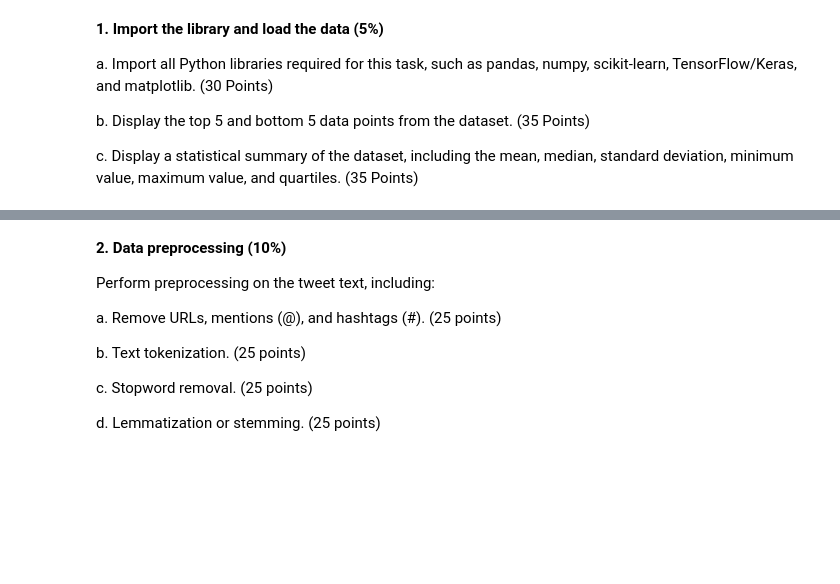
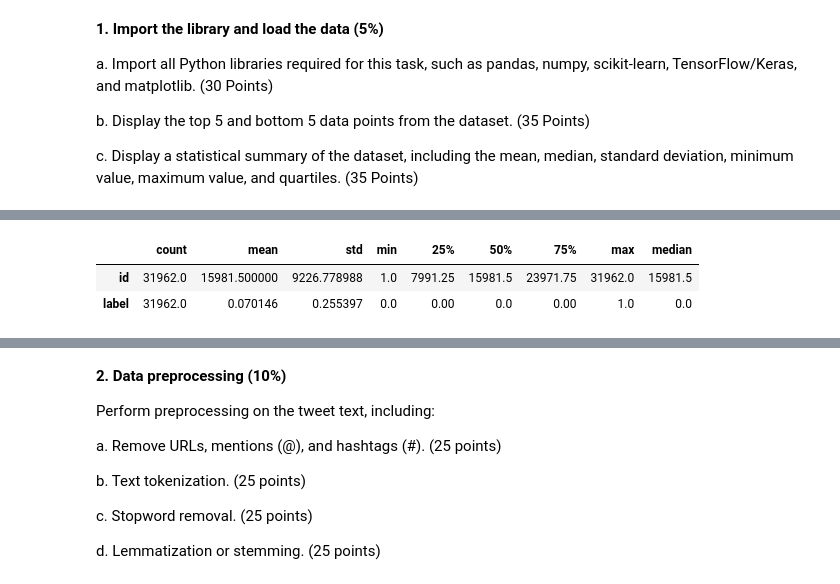
Before and after one commit to FatihHDR/machine-learning, a Jupyter notebook: modul2/MODULE_2_MACHINE_LEARNING_TEXT_CLASSIFICATION.ipynb, the cells around one changed output, grey strips where cells are left out. Drawn from its saved outputs; the diff is of its cells as text; code cells hidden in the pictures; blank space fills up the shorter version.

```diff
--- a/modul2/MODULE_2_MACHINE_LEARNING_TEXT_CLASSIFICATION.ipynb
+++ b/modul2/MODULE_2_MACHINE_LEARNING_TEXT_CLASSIFICATION.ipynb
@@ -520,0 +528,91 @@ c. Display a statistical summary of the dataset, including the mean, median, sta
+# %%
+# =====================================================================
+# 1. IMPORT LIBRARY & LOAD DATASET
+# =====================================================================
+
+# --- Library dasar ---
+import os
+import re
+import html
+import numpy as np
+import pandas as pd
+import matplotlib.pyplot as plt
+import seaborn as sns
+
+# --- Deep learning (TensorFlow / Keras) ---
+import tensorflow as tf
+from tensorflow.keras import layers, models, callbacks
+
+# --- Scikit-learn ---
+from sklearn.model_selection import train_test_split
+from sklearn.metrics import (accuracy_score, classification_report,
+                             confusion_matrix, f1_score)
+
+# --- NLP: stopword removal & lemmatization ---
+import nltk
+from nltk.corpus import stopwords
+from nltk.stem import WordNetLemmatizer
+from nltk.tokenize import word_tokenize
+import emoji
+
+for _pkg in ['stopwords', 'wordnet', 'omw-1.4', 'punkt', 'punkt_tab']:
+    nltk.download(_pkg, quiet=True)
+
+# Agar hasil dapat direproduksi
+np.random.seed(42)
+tf.random.set_seed(42)
+sns.set_theme(style='whitegrid')
+
+print('TensorFlow :', tf.__version__)
+print('Pandas     :', pd.__version__)
+print('NumPy      :', np.__version__)
+
+
+# ---------------------------------------------------------------------
+# Memuat dataset (path dicari otomatis agar tidak bergantung working dir)
+# ---------------------------------------------------------------------
+def find_file(rel_path):
+    p = rel_path
+    for _ in range(4):
+        if os.path.exists(p):
+            return p
+        p = os.path.join('..', p)
+    raise FileNotFoundError(f'{rel_path} tidak ditemukan')
+
+
+TRAIN_PATH = find_file(os.path.join('dataset', 'assignment', 'train.csv'))
+TEST_PATH  = find_file(os.path.join('dataset', 'assignment', 'test.csv'))
+print('\nTrain file :', os.path.abspath(TRAIN_PATH))
+print('Test  file :', os.path.abspath(TEST_PATH))
+
+df      = pd.read_csv(TRAIN_PATH)   # data berlabel : id, label, tweet
+df_test = pd.read_csv(TEST_PATH)    # data uji      : id, tweet
+print('\nUkuran data train :', df.shape)
+print('Ukuran data test  :', df_test.shape)
+
+# --- (b) Tampilkan 5 data teratas (top 5) & 5 data terbawah (bottom 5) ---
+print('\n===== TOP 5 DATA =====')
+display(df.head(5))
+
+print('\n===== BOTTOM 5 DATA =====')
+display(df.tail(5))
+
+# --- (c) Ringkasan statistik deskriptif ---
+# df.describe() menghasilkan count, mean, std, min, 25%, 50%, 75%, max
+print('\n===== STATISTIK DESKRIPTIF =====')
+stats = df.describe().T
+stats['median'] = df[['id', 'label']].median(numeric_only=True)  # tambahkan median eksplisit
+display(stats)
+
+print('\nMean   :', df[['id', 'label']].mean().round(3).to_dict())
+print('Median :', df[['id', 'label']].median().to_dict())
+print('Std    :', df[['id', 'label']].std().round(3).to_dict())
+print('Min    :', df[['id', 'label']].min().to_dict())
+print('Max    :', df[['id', 'label']].max().to_dict())
+print('Q1     :', df[['id', 'label']].quantile(0.25).to_dict())
+print('Q3     :', df[['id', 'label']].quantile(0.75).to_dict())
+
+print('\n===== DISTRIBUSI KELAS (label) =====')
+vc = df['label'].value_counts().sort_index()
+display(pd.DataFrame({'jumlah': vc, 'persentase (%)': (vc / len(df) * 100).round(2)}))
+# %% [output]
@@ -520,0 +644,3 @@ c. Display a statistical summary of the dataset, including the mean, median, sta
+|  | count | mean | std | min | 25% | 50% | 75% | max | median |
+| id | 31962.0 | 15981.500000 | 9226.778988 | 1.0 | 7991.25 | 15981.5 | 23971.75 | 31962.0 | 15981.5 |
+| label | 31962.0 | 0.070146 | 0.255397 | 0.0 | 0.00 | 0.0 | 0.00 | 1.0 | 0.0 |
```
Also changed, not shown: parts of 14 cells of this notebook, 2 other files.
